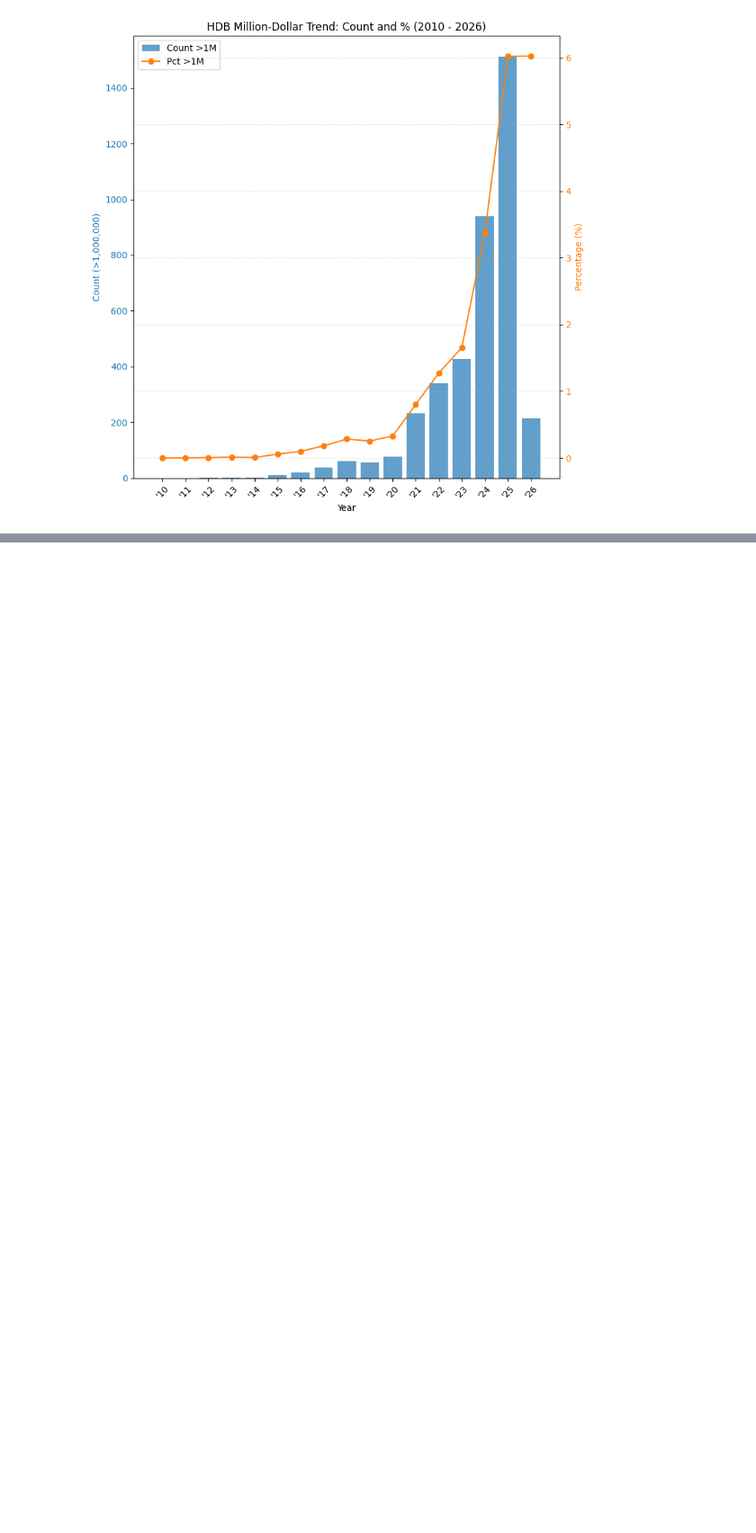
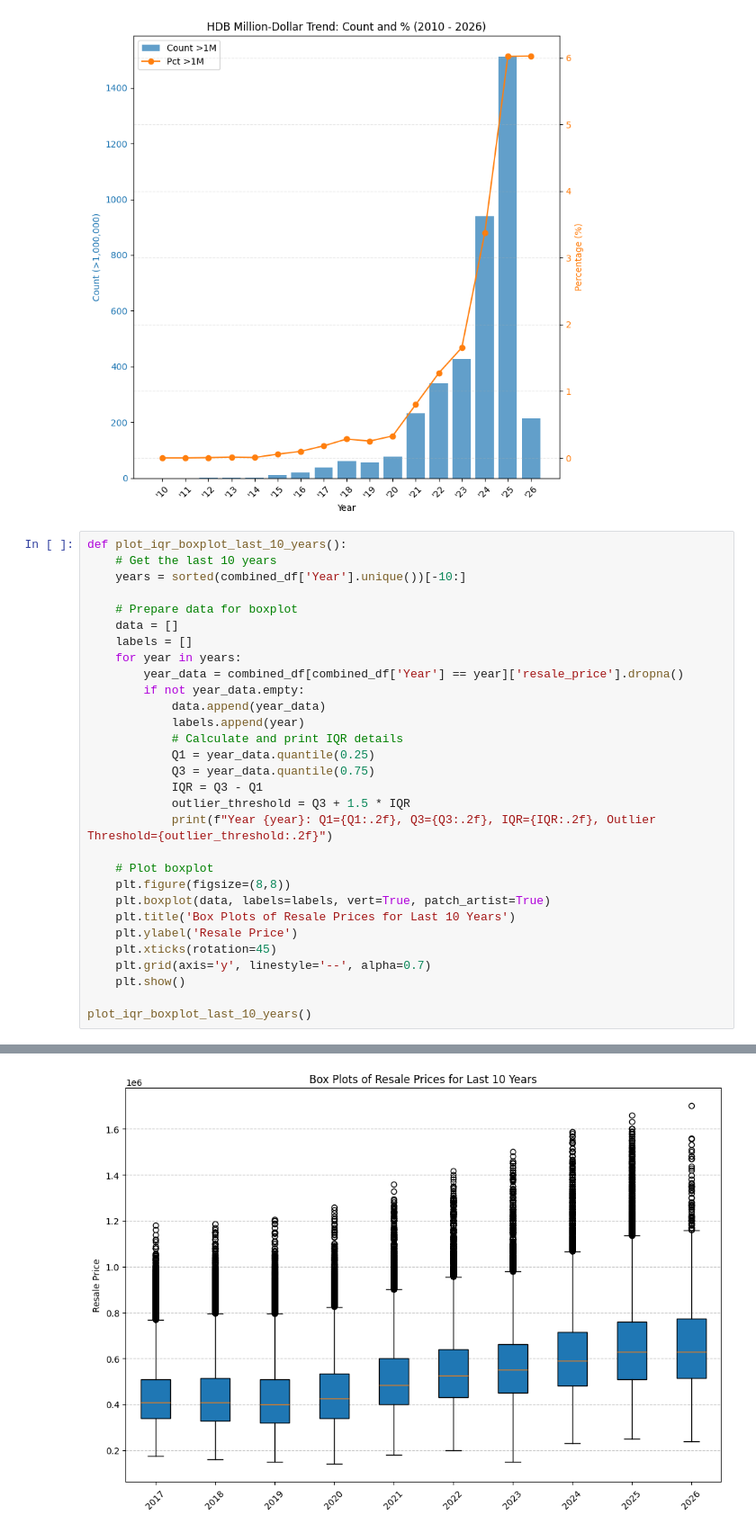
Before and after one commit to RainChua/HDB-resale-analysis, a Jupyter notebook: HDB Feb Outlier Analysis.ipynb, the cells around one changed output, grey strips where cells are left out. Shown at 90% size. Cells and saved outputs as stored; diff of their text form; blank space fills up the shorter version.

```diff
--- a/HDB Feb Outlier Analysis.ipynb
+++ b/HDB Feb Outlier Analysis.ipynb
@@ -204,3 +205,34 @@ plt.tight_layout()
 plt.show()
 # %% [output]
 [figure]
+# %%
+def plot_iqr_boxplot_last_10_years():
+    # Get the last 10 years
+    years = sorted(combined_df['Year'].unique())[-10:]
+
+    # Prepare data for boxplot
+    data = []
+    labels = []
+    for year in years:
+        year_data = combined_df[combined_df['Year'] == year]['resale_price'].dropna()
+        if not year_data.empty:
+            data.append(year_data)
+            labels.append(year)
+            # Calculate and print IQR details
+            Q1 = year_data.quantile(0.25)
+            Q3 = year_data.quantile(0.75)
+            IQR = Q3 - Q1
+            outlier_threshold = Q3 + 1.5 * IQR
+            print(f"Year {year}: Q1={Q1:.2f}, Q3={Q3:.2f}, IQR={IQR:.2f}, Outlier Threshold={outlier_threshold:.2f}")
+
+    # Plot boxplot
+    plt.figure(figsize=(8,8))
+    plt.boxplot(data, labels=labels, vert=True, patch_artist=True)
+    plt.title('Box Plots of Resale Prices for Last 10 Years')
+    plt.ylabel('Resale Price')
+    plt.xticks(rotation=45)
+    plt.grid(axis='y', linestyle='--', alpha=0.7)
+    plt.show()
+
+plot_iqr_boxplot_last_10_years()
+# %% [output]
@@ -206,0 +249 @@ plt.show()
+[figure, added]
```
Also changed, not shown: parts of 5 cells of this notebook.
